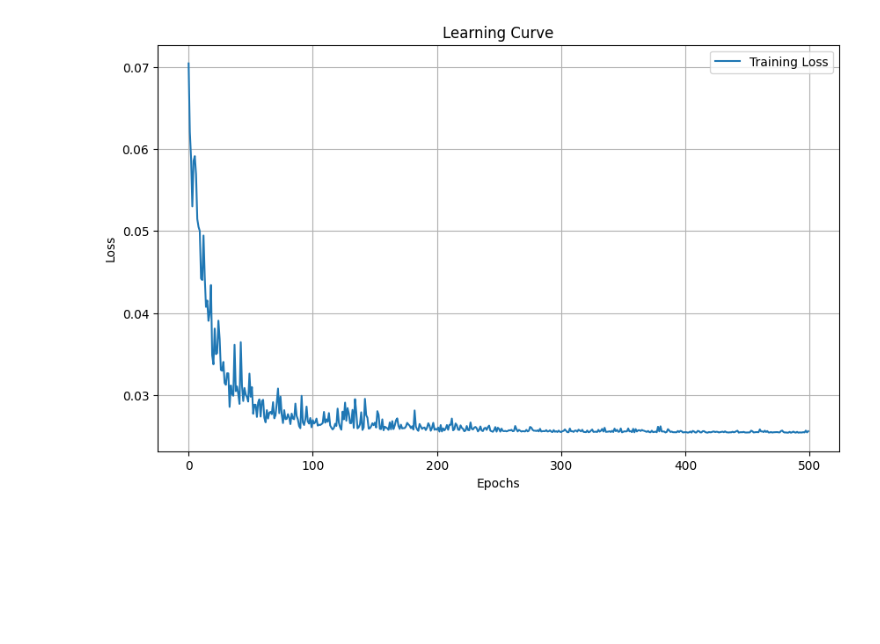
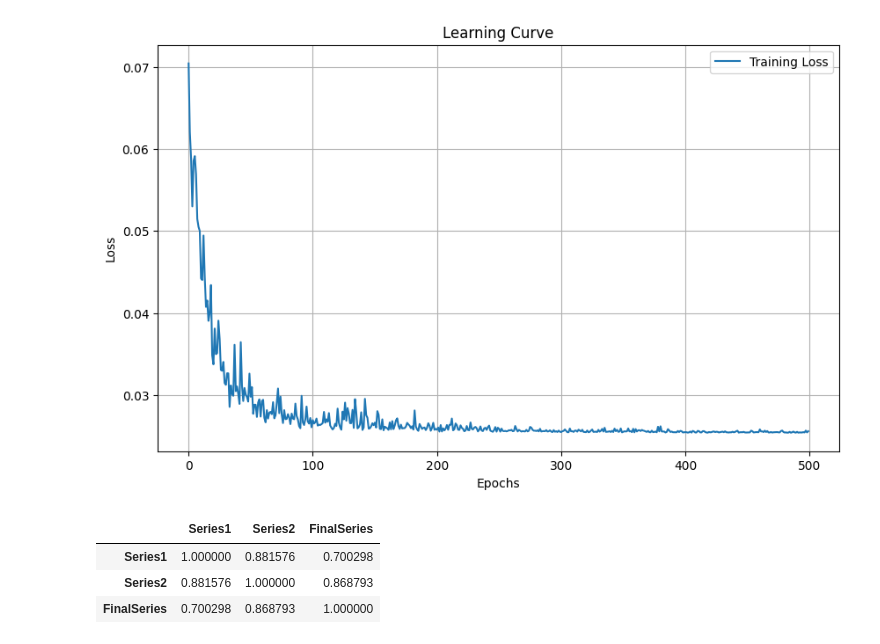
Before and after one commit to acid-design-lab/azamat_oil, a Jupyter notebook: models/CLSTM_ruslan_version.ipynb, the cells around one changed output. Cells and saved outputs as stored; diff of their text form; code cells hidden in the pictures; blank space fills up the shorter version.

```diff
--- a/models/CLSTM_ruslan_version.ipynb
+++ b/models/CLSTM_ruslan_version.ipynb
@@ -295,3 +299,68 @@ plt.grid(True)
 plt.show()
 # %% [output]
 [figure]
+# %%
+# Данные первых двух Series (замените своими данными)
+data1 = [
+    73.21966218, 73.1937594, 73.05685991, 72.98761206, 72.86788714, 72.79153278, 72.74913652, 72.68603315,
+    72.64714366, 72.63457699, 72.62881249, 72.62664961, 72.62577272, 147.6672089, 175.724155, 190.6750463,
+    197.699391, 202.8648328, 204.7596864, 206.5910005, 207.5380903, 207.5848699, 207.945902, 208.3136519,
+    208.4132175, 77.63467798, 71.206867, 213.5724245, 216.9439075, 217.2124614, 217.11065, 216.7896658,
+    216.2974459, 215.6717736, 215.1881736, 214.8546247, 214.3799925, 219.1334388, 218.475325, 217.7972269,
+    217.1658132, 216.4198851, 215.6589343, 214.9344215, 214.2570033, 213.5906898, 212.8932522, 212.2247671,
+    211.5130493, 218.3042259, 217.9129732, 217.4065212, 216.8744299, 216.3314305, 215.7963659, 215.2122218,
+    214.4340321, 213.8570884, 213.2746465, 212.7304847, 212.1657928, 226.9905672, 226.687076, 226.0921236,
+    225.4784269, 224.849143, 224.2450492, 223.6072652, 222.9501418, 222.3315995, 221.6761051, 221.0814559,
+    220.4965162, 219.0875683, 218.4125739, 217.8058994, 217.249359, 216.698443, 216.1835353, 215.6307463,
+    215.0675304, 214.4960123, 213.9029137, 213.3685998, 212.8625554, 207.526221, 207.3502247, 207.2121327,
+    206.9849823, 206.6962218, 206.4012807, 206.0767661, 205.7517448, 205.4395953, 205.1108656, 204.7996429,
+    204.4972429, 204.1882923, 203.9068912, 203.6052086, 203.3204914, 203.0258684, 202.7280429, 202.4129364,
+    202.1089612, 201.8290893, 201.5517078, 201.2811129, 201.0007296, 200.7165842, 200.463514, 200.1844399,
+    199.9150977, 199.6430919, 199.3784535, 199.1097664, 198.8474589, 198.5999697, 198.3536772, 198.1196867
+]
+
+data2 = [
+    0, 0, 0, 71.76091743, 0, 0, 0, 71.45225155, 71.38902012, 0, 71.33719994, 71.33138993, 71.3292008, 71.32831283,
+    290, 290, 290, 290, 290, 290, 290, 290, 290, 290, 290, 290, 0, 0, 300, 300, 300, 300, 300, 300, 300, 300, 300, 300,
+    310, 310, 310, 310, 310, 310, 310, 310, 310, 310, 310, 310, 320, 320, 320, 320, 320, 320, 320, 320, 320, 320, 320,
+    320, 350, 350, 350, 350, 350, 350, 350, 350, 350, 350, 350, 350, 350, 350, 350, 350, 350, 350, 350, 350, 350, 350,
+    350, 350, 350, 350, 350, 350, 350, 350, 350, 350, 350, 350, 350, 350, 350, 350, 350, 350, 350, 350, 350, 350, 350,
+    350, 350, 350, 350, 350, 350, 350, 350, 350, 350, 350, 350
+]
+
+# Data extracted from the image (as much as visible)
+final_data = [
+    0, 0, 0, 0, 0, 0, 0, 0, 0, 0, 0, 0, 0, 0,
+    383.8519603, 541.8382261, 662.3725519, 731.9526353, 790.5921658, 845.9383267, 885.5826652, 920.7415724, 954.8783314,
+    982.6800651, 1010.306838, 1039.43892, 0, 0, 1133.52514, 1115.712858, 1136.545172, 1159.664215, 1185.014632,
+    1211.350998, 1237.858914, 1261.777091, 1281.848317, 1303.414293, 1398.776204, 1421.732745, 1445.033089, 1466.297869,
+    1488.930727, 1510.83171, 1531.788476, 1551.409096, 1569.97874, 1588.782417, 1606.391859, 1624.432779, 1684.602631,
+    1696.163445, 1709.755634, 1723.217836, 1736.619802, 1749.422657, 1762.865454, 1779.264387, 1791.938298, 1804.570357,
+    1816.245424, 1828.145365, 2090.847053, 2098.080216, 2110.246183, 2122.485109, 2134.87273, 2146.613962, 2158.850321,
+    2171.287013, 2182.911181, 2195.096632, 2206.128105, 2216.936532, 2241.66013, 2253.803032, 2264.799195, 2274.868438,
+    2284.799954, 2294.056287, 2303.938336, 2313.961209, 2324.075977, 2334.542327, 2343.973096, 2352.901924, 2444.050689,
+    2447.380504, 2450.0515, 2454.197548, 2459.374262, 2464.628815, 2470.375033, 2476.112455, 2481.610177, 2487.382604,
+    2492.839792, 2498.142078, 2503.544812, 2508.457221, 2513.720218, 2518.682177, 2523.810379, 2528.98256, 2534.447615,
+    2539.718078, 2544.570789, 2549.379918, 2554.066153, 2558.917559, 2563.829865, 2568.202219, 2573.021759, 2577.671313,
+    2582.365548, 2586.929372, 2591.562227, 2596.084578, 2600.350883, 2604.595736, 2608.628254
+]
+
+# Creating a pandas Series
+final_series = pd.Series(final_data)
+
+# Создание DataFrame
+df = pd.DataFrame({
+    'Series1': data1[:119],
+    'Series2': data2[:119],
+    'FinalSeries': final_series[:119]
+})
+
+# Расчет корреляции
+correlation_matrix = df.corr()
+
+correlation_matrix
+# %% [output]
+|  | Series1 | Series2 | FinalSeries |
+| Series1 | 1.000000 | 0.881576 | 0.700298 |
+| Series2 | 0.881576 | 1.000000 | 0.868793 |
+| FinalSeries | 0.700298 | 0.868793 | 1.000000 |
```
Also changed, not shown: parts of 1 cell of this notebook, 2 other files.
